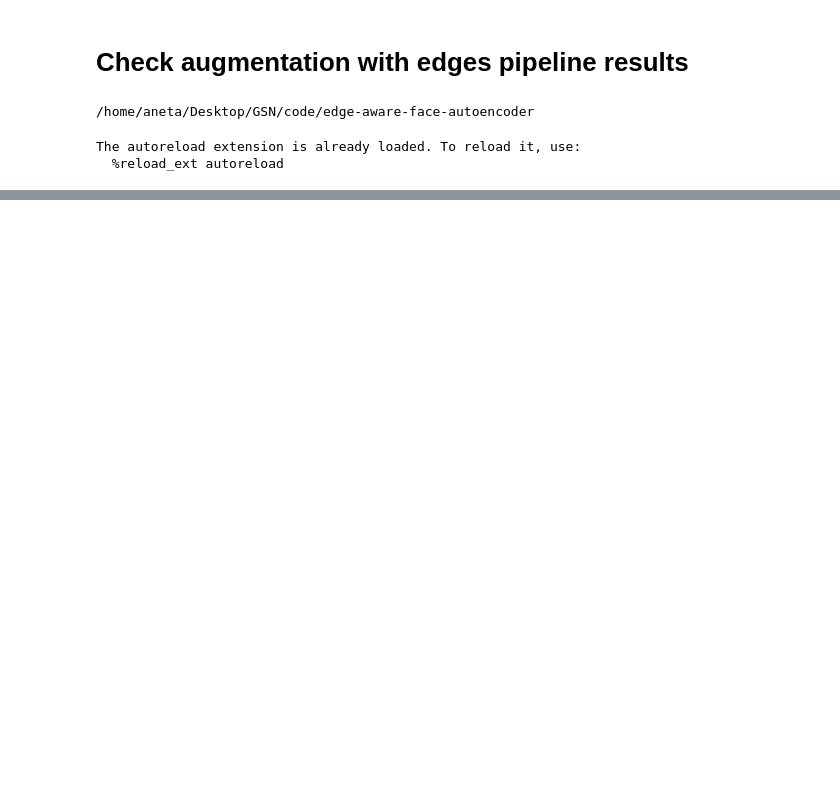
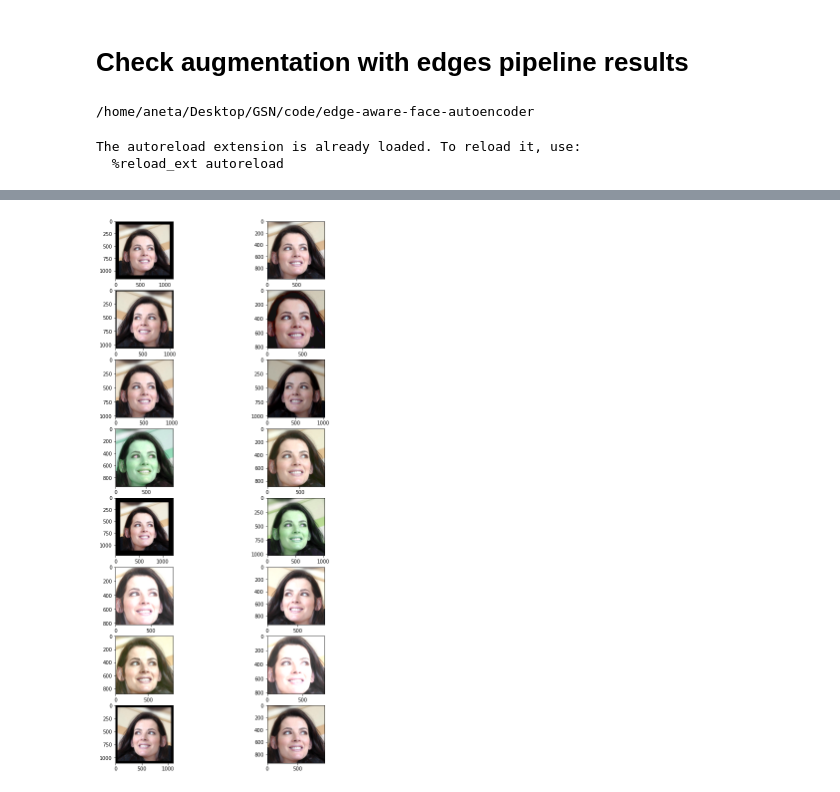
Before and after one commit to wiktorlazarski/edge-aware-face-autoencoder, a Jupyter notebook: notebooks/training/CheckAugmentationWithEdgesPipelineResults.ipynb, the cells around one changed output, grey strips where cells are left out. Saved outputs shown, nothing was run; the diff lists cells and outputs as text; code cells hidden in the pictures; blank space fills up the shorter version.

```diff
--- a/notebooks/training/CheckAugmentationWithEdgesPipelineResults.ipynb
+++ b/notebooks/training/CheckAugmentationWithEdgesPipelineResults.ipynb
@@ -33,4 +33,14 @@ def draw_sample(index):
         axis[i, 1].imshow(edge)
         axis[i, 2].imshow(img2)
         axis[i, 3].imshow(edge2)
+# %%
+def draw_sample_without_edges(index):
+    fig, axis = plt.subplots(8, 2, figsize=(10, 20))
+
+    for i in range(8):
+        img = dataset[index]
+        img2 = dataset[index]
+
+        axis[i, 0].imshow(img)
+        axis[i, 1].imshow(img2)
 # %%
@@ -51,0 +62,11 @@ draw_sample(48)
+# %%
+aug_pipeline = aug.AugmentationPipeline()
+
+dataset = dl.CelebAFaceAutoencoderDataset(
+    dataset_root=DATASET_PATH,
+    augmentation_pipeline=aug_pipeline,
+)
+
+draw_sample_without_edges(48)
+# %% [output]
+[figure, added]
```
Also changed, not shown: parts of 1 cell of this notebook, 9 other files.
